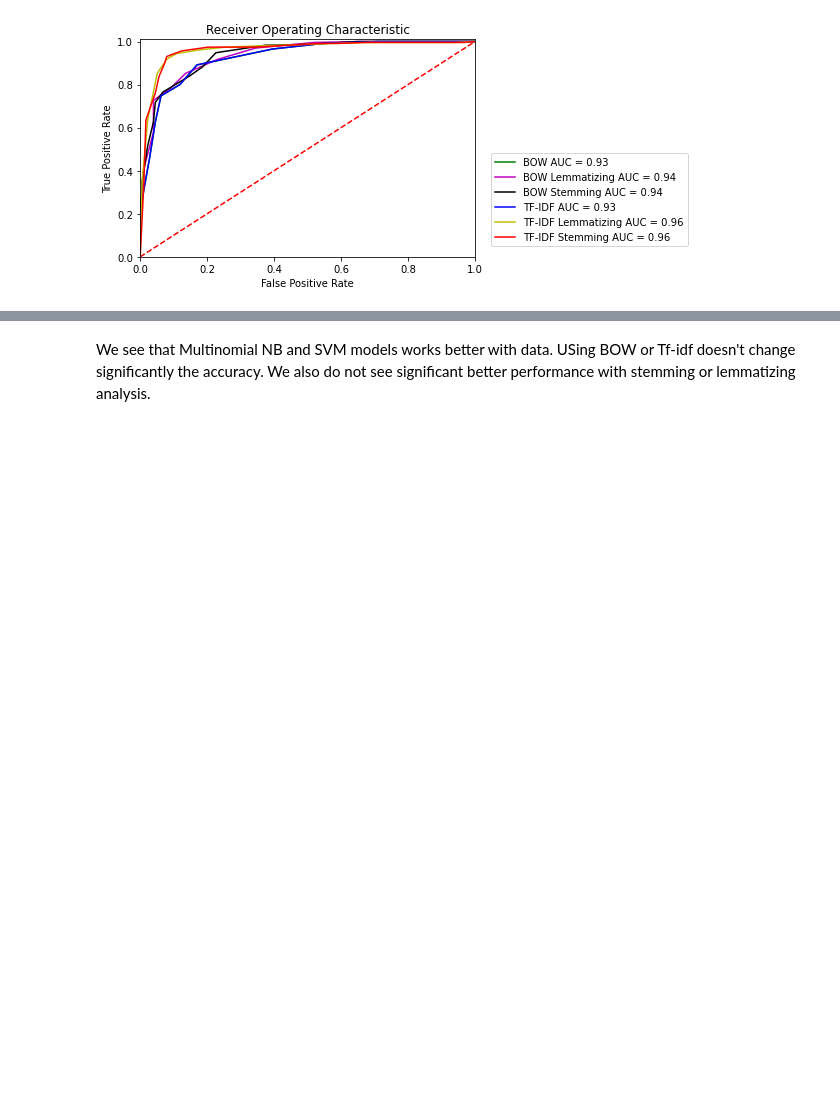
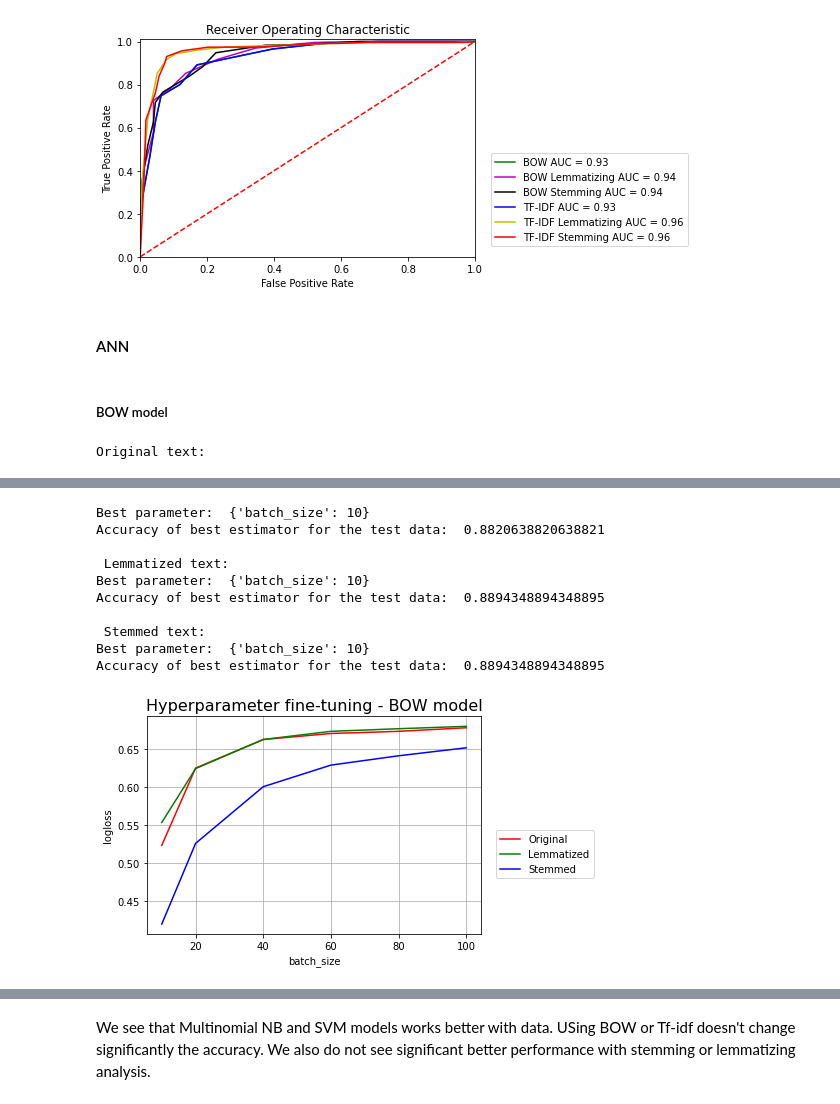
Before and after one commit to isrkan/DataSciencePractice, a Jupyter notebook: Review sentiment analysis.ipynb, the cells around one changed output, grey strips where cells are left out. Saved outputs shown, nothing was run; the diff lists cells and outputs as text; code cells hidden in the pictures; blank space fills up the shorter version.

Commit message:
Adding ANN classifier

```diff
--- a/Review sentiment analysis.ipynb
+++ b/Review sentiment analysis.ipynb
@@ -990,3 +987,5 @@ log_models.loc[len(log_models)] = ['K-Neighbors Classifier','Stemming','BOW',acc
 log_models.loc[len(log_models)] = ['K-Neighbors Classifier','Original','TF-IDF',accuracy_score(y_test_tfidf, y_pred_tfidf),roc_auc_tfidf]
 log_models.loc[len(log_models)] = ['K-Neighbors Classifier','Lemmatizing','TF-IDF',accuracy_score(y_test_lemma_tfidf, y_pred_lemma_tfidf),roc_auc_lemma_tfidf]
 log_models.loc[len(log_models)] = ['K-Neighbors Classifier','Stemming','TF-IDF',accuracy_score(y_test_stem_tfidf, y_pred_stem_tfidf),roc_auc_stem_tfidf]
+# %% [markdown]
+#### ANN
@@ -992,0 +996,34 @@ log_models.loc[len(log_models)] = ['K-Neighbors Classifier','Stemming','TF-IDF',
+# %%
+def ANNModel(n_features):
+    # create model
+    model = Sequential()
+    model.add(Dense(20, activation='relu', kernel_initializer='he_normal', input_shape=(n_features,)))
+    model.add(Dense(12, activation='relu', kernel_initializer='he_normal'))
+    model.add(Dense(8, activation='relu', kernel_initializer='he_normal'))
+    model.add(Dense(1, activation='sigmoid'))
+    # compile the model
+    model.compile(optimizer='adam', loss='binary_crossentropy', metrics=['accuracy'])
+    return model
+# %% [markdown]
+##### BOW model
+# %%
+print('Original text: ')
+ANNClassifier = KerasClassifier(model=ANNModel(n_features=X_train_bow.shape[1]), verbose=0)
+y_pred_bow, y_pred_proba_bow, cv_results_bow = model_training(parameter_grid, ANNClassifier, X_train_bow, y_train_bow, X_test_bow, y_test_bow)
+print('\n Lemmatized text: ')
+ANNClassifier = KerasClassifier(model=ANNModel(n_features=X_train_lemma_bow.shape[1]), verbose=0)
+y_pred_lemma_bow, y_pred_proba_lemma_bow, cv_results_lemma_bow = model_training(parameter_grid, ANNClassifier, X_train_lemma_bow, y_train_lemma_bow, X_test_lemma_bow, y_test_lemma_bow)
+print('\n Stemmed text: ')
+ANNClassifier = KerasClassifier(model=ANNModel(n_features=X_train_stem_bow.shape[1]), verbose=0)
+y_pred_stem_bow, y_pred_proba_stem_bow, cv_results_stem_bow = model_training(parameter_grid, ANNClassifier, X_train_stem_bow, y_train_stem_bow, X_test_stem_bow, y_test_stem_bow)
+
+plt.plot(cv_results_bow['param_batch_size'], -cv_results_bow['mean_test_score'], label='Original', color="red")
+plt.plot(cv_results_lemma_bow['param_batch_size'], -cv_results_lemma_bow['mean_test_score'], label='Lemmatized', color="green")
+plt.plot(cv_results_stem_bow['param_batch_size'], -cv_results_stem_bow['mean_test_score'], label='Stemmed', color="blue")
+plt.xlabel('batch_size')
+plt.ylabel('logloss')
+plt.legend(bbox_to_anchor=(1.35, 0.5))
+plt.title('Hyperparameter fine-tuning - BOW model', fontsize=16)
+plt.grid()
+# %% [output]
+Original text:
@@ -992,0 +1032,11 @@ log_models.loc[len(log_models)] = ['K-Neighbors Classifier','Stemming','TF-IDF',
+Best parameter:  {'batch_size': 10}
+Accuracy of best estimator for the test data:  0.8820638820638821
+
+ Lemmatized text:
+Best parameter:  {'batch_size': 10}
+Accuracy of best estimator for the test data:  0.8894348894348895
+
+ Stemmed text:
+Best parameter:  {'batch_size': 10}
+Accuracy of best estimator for the test data:  0.8894348894348895
+[figure, added]
```
Also changed, not shown: parts of 20 cells of this notebook.
